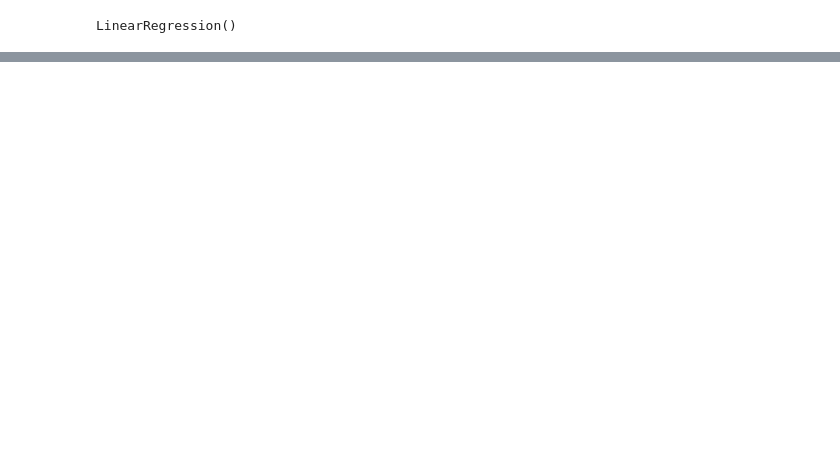
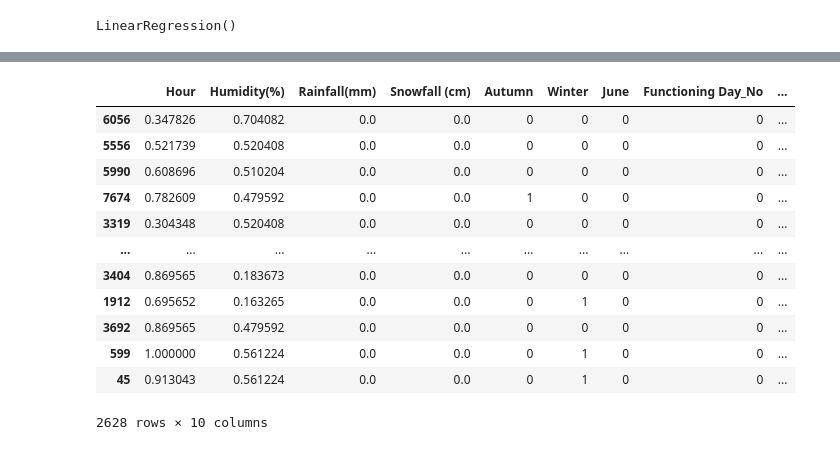
Before and after one commit to dhiru-c/Bike-Sharing-Demand-Prediction---Capstone-Project, a Jupyter notebook: Bike_Sharing_Demand_Prediction_Capstone_Project.ipynb, the cells around one changed output, grey strips where cells are left out. Drawn from its saved outputs; the diff is of its cells as text; code cells hidden in the pictures; blank space fills up the shorter version.

```diff
--- a/Bike_Sharing_Demand_Prediction_Capstone_Project.ipynb
+++ b/Bike_Sharing_Demand_Prediction_Capstone_Project.ipynb
@@ -514,0 +705,16 @@ r2_score(y_test,y_pred)
+# %%
+x_test_df
+# %% [output]
+|  | Hour | Humidity(%) | Rainfall(mm) | Snowfall (cm) | Autumn | Winter | June | Functioning Day_No | ... |
+| 6056 | 0.347826 | 0.704082 | 0.0 | 0.0 | 0 | 0 | 0 | 0 | ... |
+| 5556 | 0.521739 | 0.520408 | 0.0 | 0.0 | 0 | 0 | 0 | 0 | ... |
+| 5990 | 0.608696 | 0.510204 | 0.0 | 0.0 | 0 | 0 | 0 | 0 | ... |
+| 7674 | 0.782609 | 0.479592 | 0.0 | 0.0 | 1 | 0 | 0 | 0 | ... |
+| 3319 | 0.304348 | 0.520408 | 0.0 | 0.0 | 0 | 0 | 0 | 0 | ... |
+| ... | ... | ... | ... | ... | ... | ... | ... | ... | ... |
+| 3404 | 0.869565 | 0.183673 | 0.0 | 0.0 | 0 | 0 | 0 | 0 | ... |
+| 1912 | 0.695652 | 0.163265 | 0.0 | 0.0 | 0 | 1 | 0 | 0 | ... |
+| 3692 | 0.869565 | 0.479592 | 0.0 | 0.0 | 0 | 0 | 0 | 0 | ... |
+| 599 | 1.000000 | 0.561224 | 0.0 | 0.0 | 0 | 1 | 0 | 0 | ... |
+| 45 | 0.913043 | 0.561224 | 0.0 | 0.0 | 0 | 1 | 0 | 0 | ... |
+2628 rows × 10 columns
```
Also changed, not shown: parts of 51 cells of this notebook.
